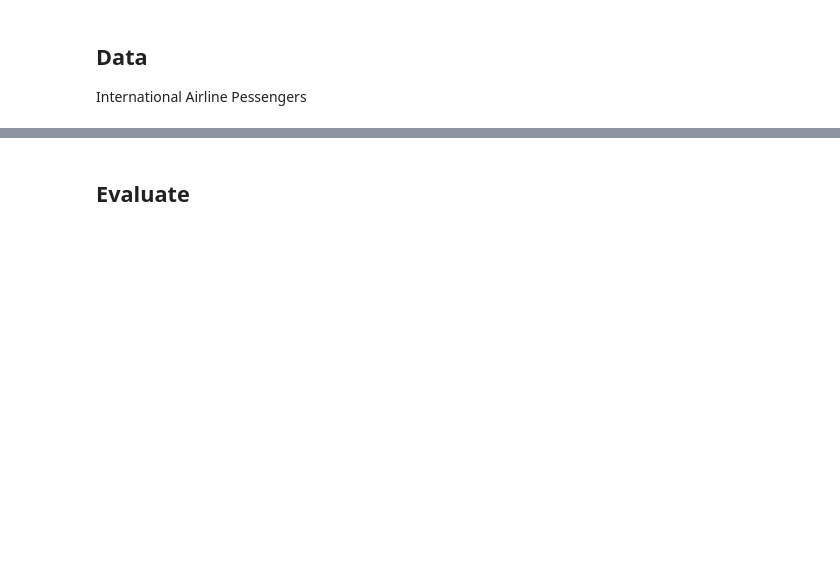
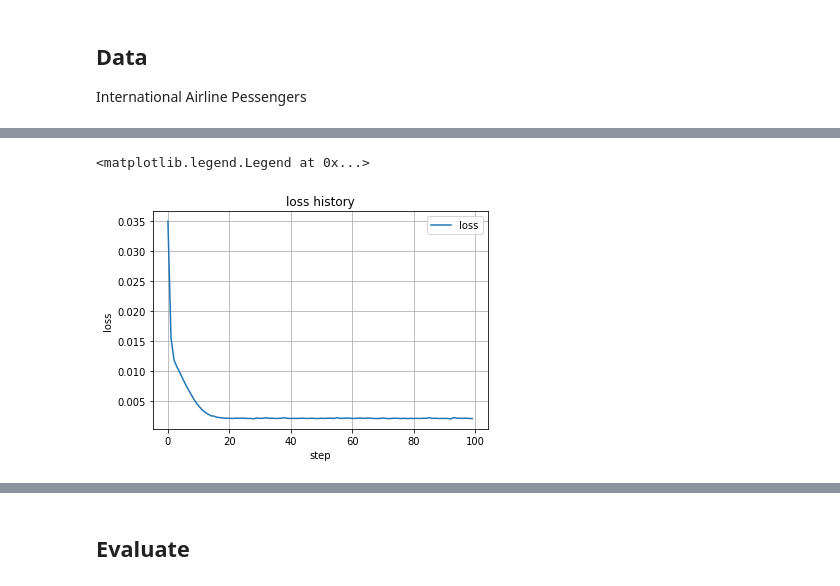
Before and after one commit to AndersonJo/machine-learning, a Jupyter notebook: Artificial Intelligence Tutorial/301 Recurrent Neural Network/02 Keras - International Airline Passengers prediction problem.ipynb, the cells around one changed output, grey strips where cells are left out. Saved outputs shown, nothing was run; the diff lists cells and outputs as text; code cells hidden in the pictures; blank space fills up the shorter version.

```diff
--- a/Artificial Intelligence Tutorial/301 Recurrent Neural Network/02 Keras - International Airline Passengers prediction problem.ipynb
+++ b/Artificial Intelligence Tutorial/301 Recurrent Neural Network/02 Keras - International Airline Passengers prediction problem.ipynb
@@ -90,4 +109,14 @@ Epoch 100/100
 <keras.callbacks.History at 0x...>
+# %%
+plot(history.history['loss'], label='loss')
+title('loss history')
+xlabel('step')
+ylabel('loss')
+grid()
+legend()
+# %% [output]
+<matplotlib.legend.Legend at 0x...>
+[figure, added]
 # %%
 # # Visualization
 SVG(model_to_dot(model, show_shapes=True).create(prog='dot', format='svg'))
```
Also changed, not shown: parts of 6 cells of this notebook, 1 other file.
